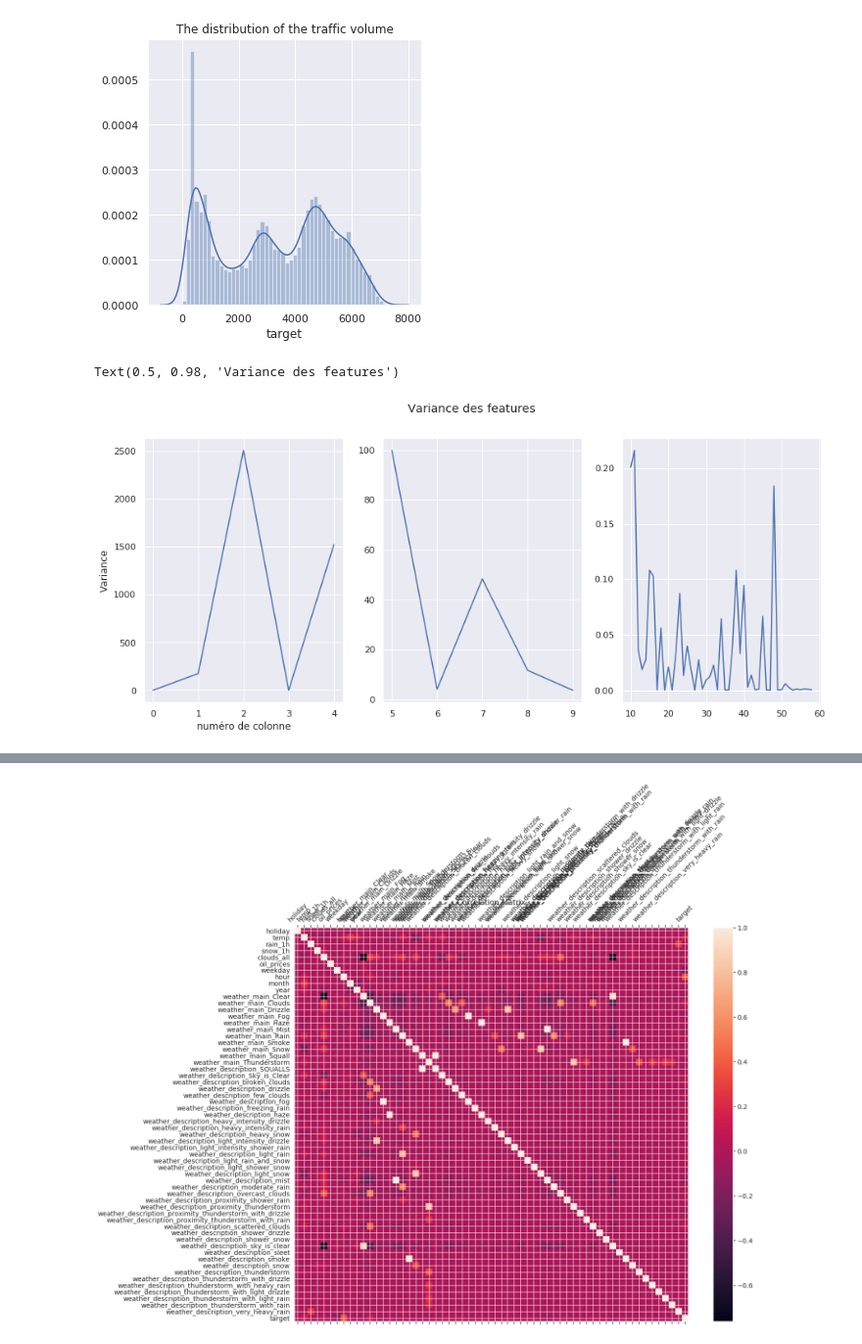
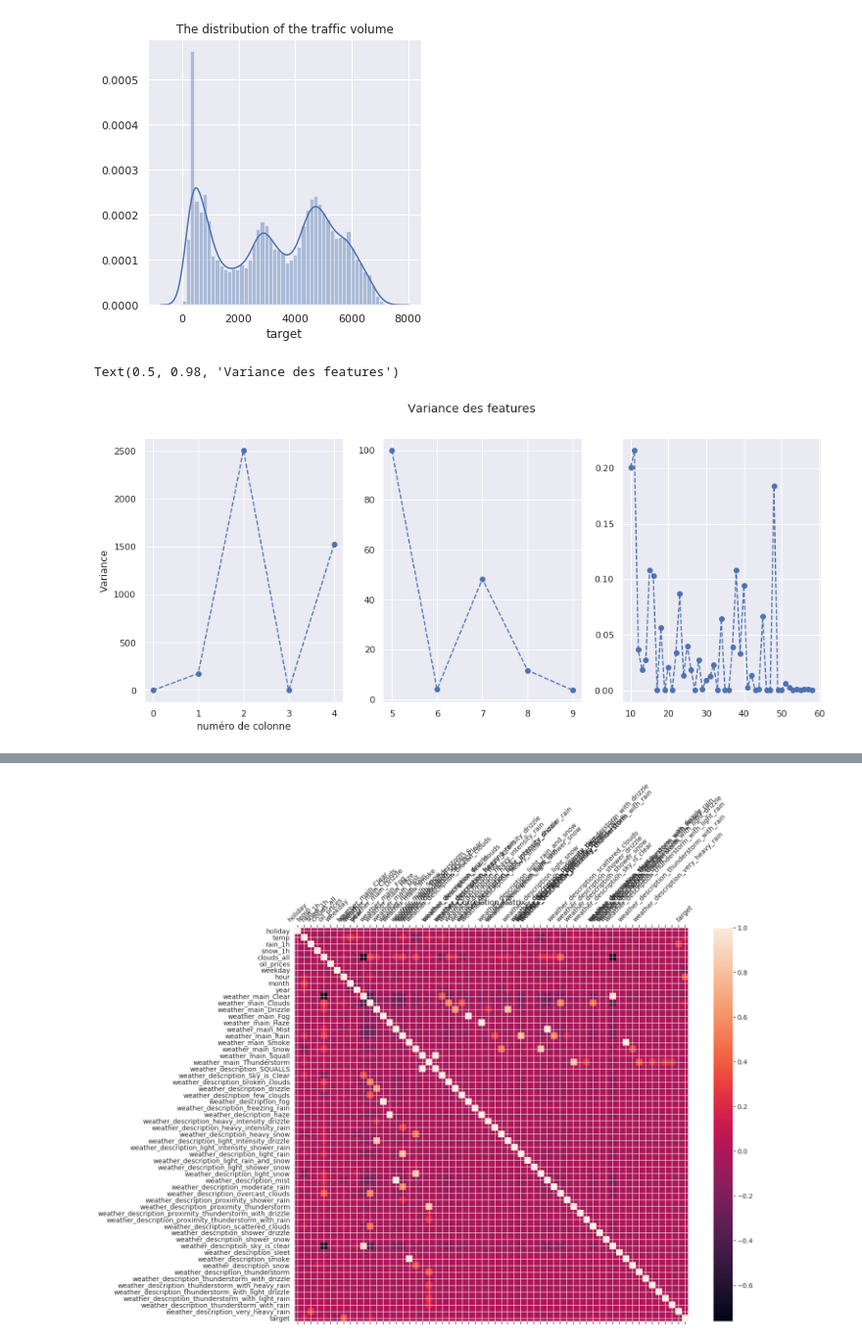
Before and after one commit to pierre6398/caravan, a Jupyter notebook: starting_kit/README_{VISUALIZATION2}.ipynb, the cells around one changed output, grey strips where cells are left out. Shown at 98% size. Drawn from its saved outputs; the diff is of its cells as text; code cells hidden in the pictures.

Commit message:
Visualisation ajoutée dans le README

```diff
--- a/starting_kit/README_{VISUALIZATION2}.ipynb
+++ b/starting_kit/README_{VISUALIZATION2}.ipynb
@@ -95,19 +95,20 @@ plt.show()
 # %%
 import numpy as np
 d=data.to_numpy()
 d=np.transpose(d)
 Var=np.array([np.var(d[i])for i in range (len(d))])
 colonnes=np.arange(len(d))
 fig,ax=plt.subplots(1,3,figsize=(15,6))
-ax[0].plot(colonnes[:5],Var[:5])
+ax[0].plot(colonnes[:5],Var[:5],'o--')
 ax[0].set_xlabel('numéro de colonne')
 ax[0].set_ylabel('Variance')
-ax[1].plot(colonnes[5:10],Var[5:10])
-ax[2].plot(colonnes[10:59],Var[10:59])
+ax[1].plot(colonnes[5:10],Var[5:10],'o--')
+ax[2].plot(colonnes[10:59],Var[10:59],'o--')
 fig.suptitle('Variance des features')
+#décomposé car échelles très différentes
 # %% [output]
 Text(0.5, 0.98, 'Variance des features')
-[figure, old version]
+[figure, new version]
 # %%
 fig = plt.figure(figsize=(20,20))
 fig.subplots_adjust(hspace = 0.5)
```
Also changed, not shown: parts of 12 cells of this notebook.
